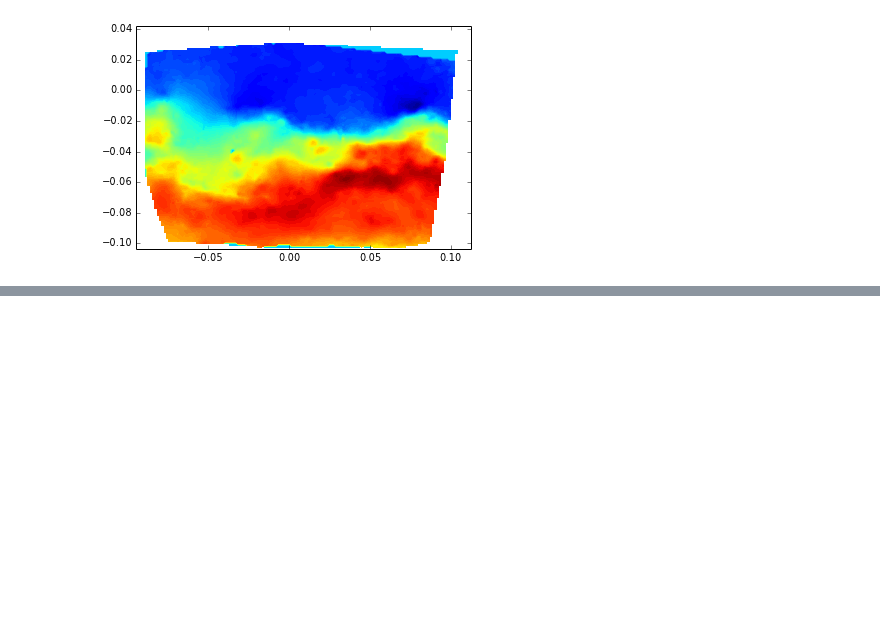
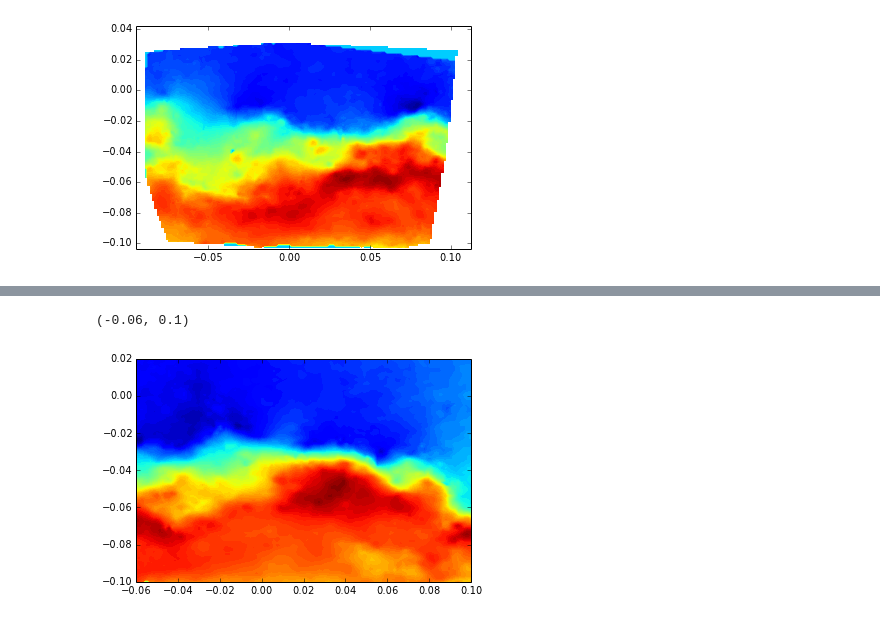
Before and after one commit to aaren/notebooks, a Jupyter notebook: piv_data_qc.ipynb, the cells around one changed output, grey strips where cells are left out. Cells and saved outputs as stored; diff of their text form; code cells hidden in the pictures; blank space fills up the shorter version.

```diff
--- a/piv_data_qc.ipynb
+++ b/piv_data_qc.ipynb
@@ -347,0 +383,6 @@ contourf(mask_ref_x, mask_ref_z, mask_ref_u, 100)
+# %%
+from gc_turbulence.gc_turbulence.turbulence import Validator
+from gc_turbulence import SingleLayerRun
+
+test_run = '/home/eeaol/lab/data/flume2/main_data/cache/3mp0xba3.hdf5'
+r = SingleLayerRun(cache_path=test_run)
@@ -347,0 +402,15 @@ contourf(mask_ref_x, mask_ref_z, mask_ref_u, 100)
+# %%
+example = np.s_[:,:,800]
+
+ref_x = r.x[example] / 1000
+ref_z = r.z[example] / 1000
+ref_u = r.u[example] / 1000
+
+contourf(ref_x, ref_z, ref_u, 100)
+axhline(-0.10)
+axhline(-0.105)
+ylim(-0.10, 0.02)
+xlim(-0.06, 0.10)
+# %% [output]
+(-0.06, 0.1)
+[figure, added]
```
Also changed, not shown: parts of 11 cells of this notebook.
